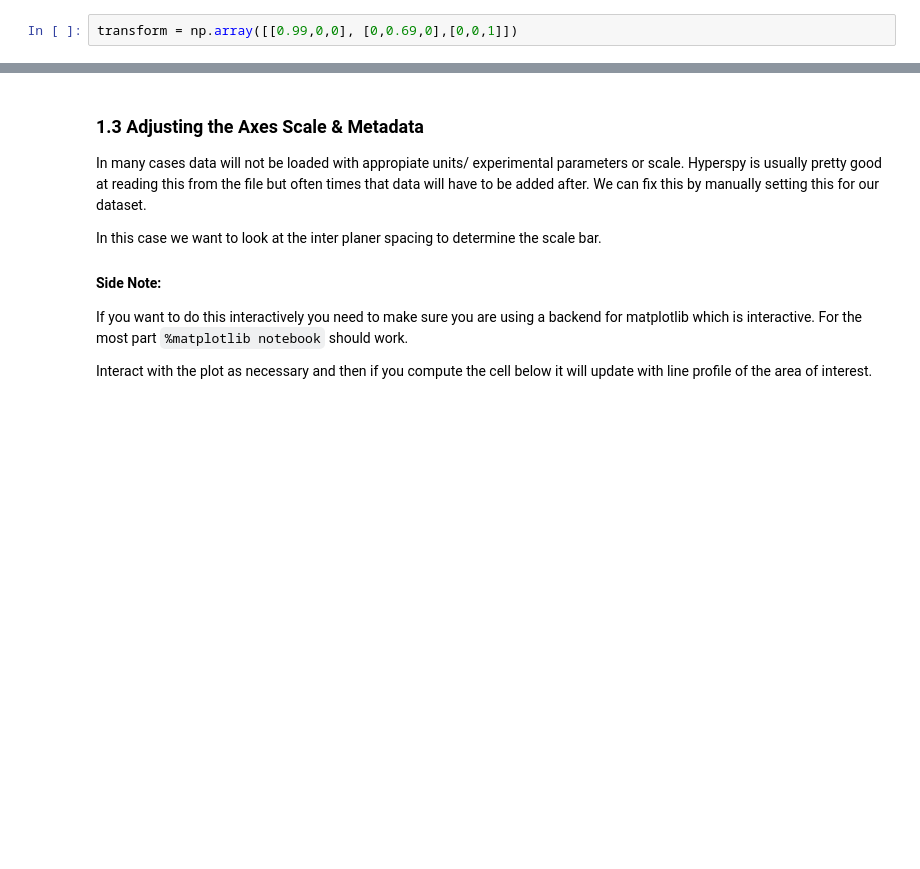
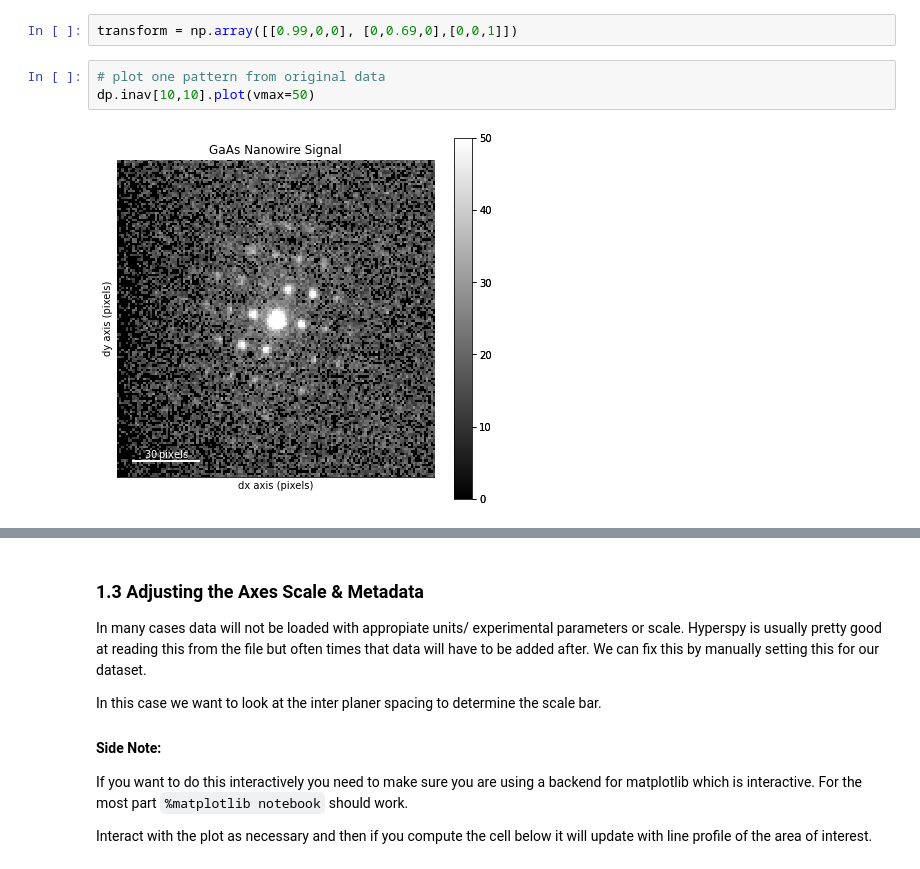
Before and after one commit to usnistgov/hyperspy_tutorial, a Jupyter notebook: 08 4D-STEM/08 4DSTEM_tutorial_completed.ipynb, the cells around one changed output, grey strips where cells are left out. Saved outputs shown, nothing was run; the diff lists cells and outputs as text; blank space fills up the shorter version.

```diff
--- a/08 4D-STEM/08 4DSTEM_tutorial_completed.ipynb
+++ b/08 4D-STEM/08 4DSTEM_tutorial_completed.ipynb
@@ -191,5 +191,10 @@ If you want to determine the proper affine correction using a standard is very h
 dp.center_direct_beam?
 # %%
 transform = np.array([[0.99,0,0], [0,0.69,0],[0,0,1]])
+# %%
+# plot one pattern from original data
+dp.inav[10,10].plot(vmax=50)
+# %% [output]
+[figure, added]
 # %%
 #apply an affine transformation
```
Also changed, not shown: parts of 31 cells of this notebook, 2 other files.
